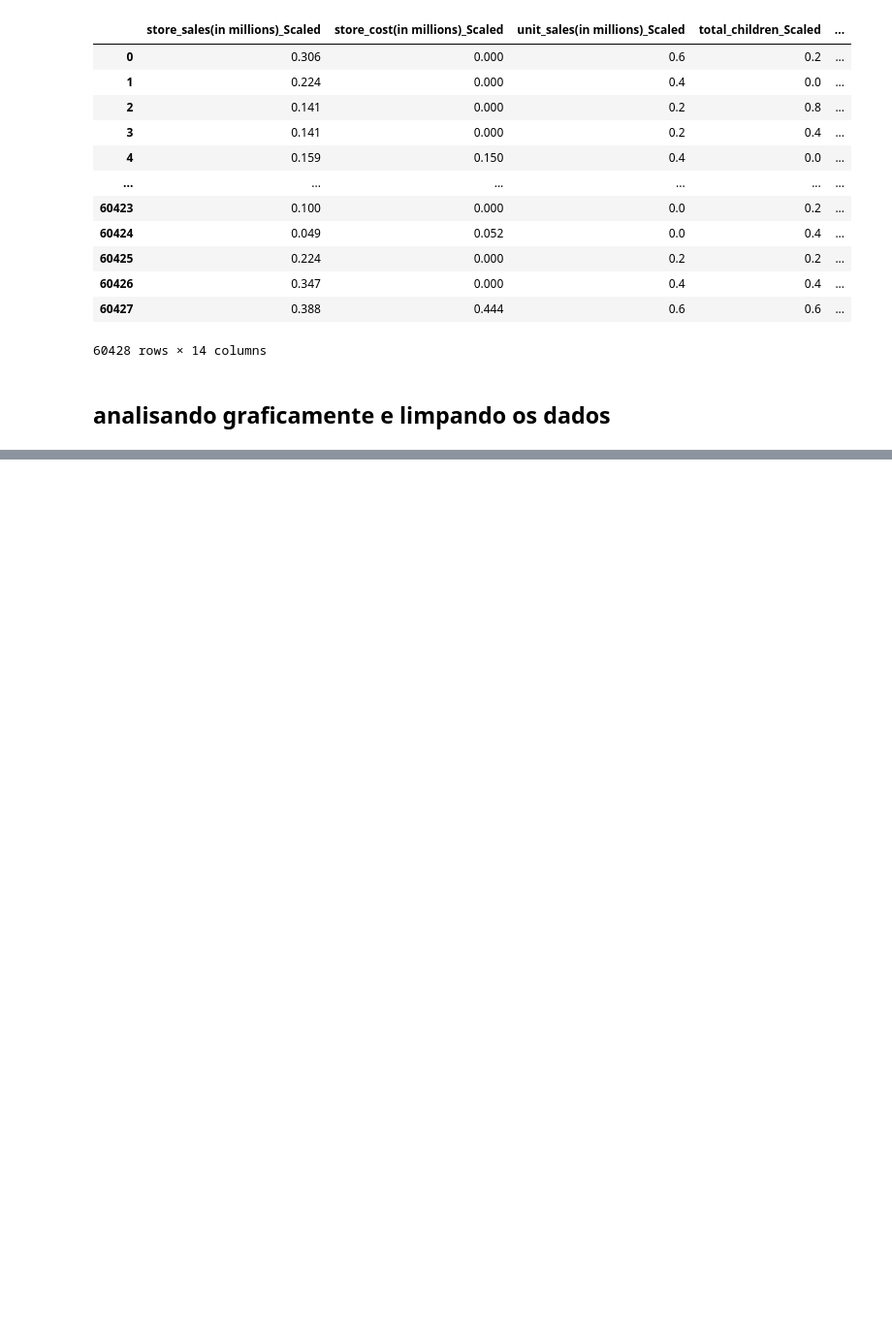
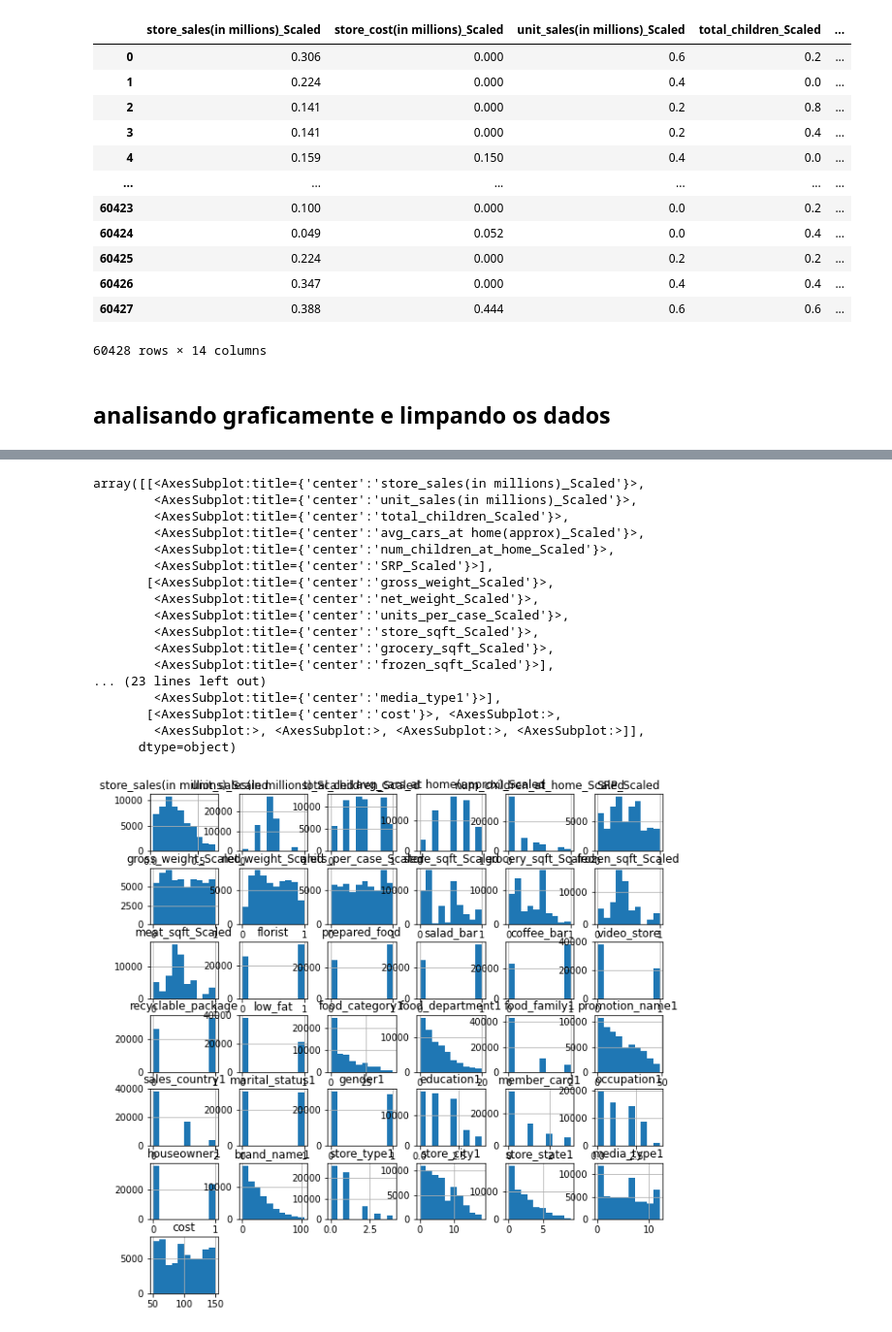
Before and after one commit to carssant/cases, a Jupyter notebook: Projetos/proj5/proj5.ipynb, the cells around one changed output, grey strips where cells are left out. Shown: that part at 97% size. Saved outputs shown, nothing was run; the diff lists cells and outputs as text; code cells hidden in the pictures; blank space fills up the shorter version.

```diff
--- a/Projetos/proj5/proj5.ipynb
+++ b/Projetos/proj5/proj5.ipynb
@@ -447,0 +442,5 @@ IndexError: index 12 is out of bounds for axis 0 with size 4
+# %%
+#histograma das variaveis numericas
+data=dffinal.toPandas()
+data.hist(figsize=(10, 10))
+# %% [output]
@@ -448,3 +448,21 @@ IndexError: index 12 is out of bounds for axis 0 with size 4
+array([[<AxesSubplot:title={'center':'store_sales(in millions)_Scaled'}>,
+        <AxesSubplot:title={'center':'unit_sales(in millions)_Scaled'}>,
+        <AxesSubplot:title={'center':'total_children_Scaled'}>,
+        <AxesSubplot:title={'center':'avg_cars_at home(approx)_Scaled'}>,
+        <AxesSubplot:title={'center':'num_children_at_home_Scaled'}>,
+        <AxesSubplot:title={'center':'SRP_Scaled'}>],
+       [<AxesSubplot:title={'center':'gross_weight_Scaled'}>,
+        <AxesSubplot:title={'center':'net_weight_Scaled'}>,
+        <AxesSubplot:title={'center':'units_per_case_Scaled'}>,
+        <AxesSubplot:title={'center':'store_sqft_Scaled'}>,
+        <AxesSubplot:title={'center':'grocery_sqft_Scaled'}>,
+        <AxesSubplot:title={'center':'frozen_sqft_Scaled'}>],
+... (23 lines left out)
+        <AxesSubplot:title={'center':'media_type1'}>],
+       [<AxesSubplot:title={'center':'cost'}>, <AxesSubplot:>,
+        <AxesSubplot:>, <AxesSubplot:>, <AxesSubplot:>, <AxesSubplot:>]],
+      dtype=object)
+[figure, added]
 # %%
 #Vamos vetorizar para passar o modelo
 vetor = VectorAssembler(inputCols = [*[cols for cols in dffinal.columns]], outputCol = "features")
```
Also changed, not shown: parts of 52 cells of this notebook.
